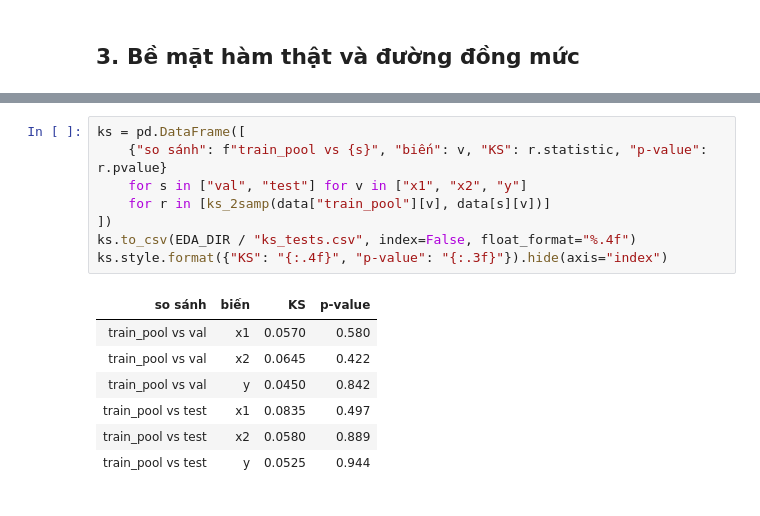
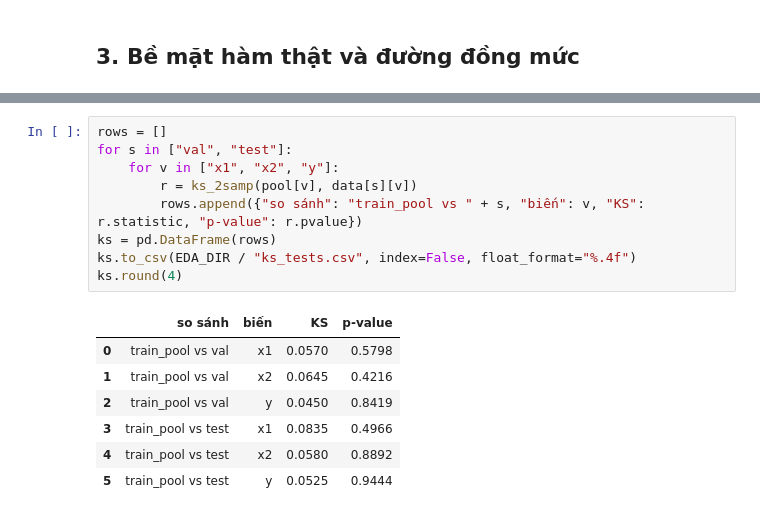
Before and after one commit to s1mpmirai/DeepLearning, a Jupyter notebook: BTL/eda/eda.ipynb, the cells around one changed output, grey strips where cells are left out. Drawn from its saved outputs; the diff is of its cells as text.

```diff
--- a/BTL/eda/eda.ipynb
+++ b/BTL/eda/eda.ipynb
@@ -160,17 +148,18 @@ p-value lớn nghĩa là không có bằng chứng ba tập khác phân bố.
-# %%
-ks = pd.DataFrame([
-    {"so sánh": f"train_pool vs {s}", "biến": v, "KS": r.statistic, "p-value": r.pvalue}
-    for s in ["val", "test"] for v in ["x1", "x2", "y"]
-    for r in [ks_2samp(data["train_pool"][v], data[s][v])]
-])
-ks.to_csv(EDA_DIR / "ks_tests.csv", index=False, float_format="%.4f")
-ks.style.format({"KS": "{:.4f}", "p-value": "{:.3f}"}).hide(axis="index")
-# %% [output]
-| so sánh | biến | KS | p-value |
-| train_pool vs val | x1 | 0.0570 | 0.580 |
-| train_pool vs val | x2 | 0.0645 | 0.422 |
-| train_pool vs val | y | 0.0450 | 0.842 |
-| train_pool vs test | x1 | 0.0835 | 0.497 |
-| train_pool vs test | x2 | 0.0580 | 0.889 |
-| train_pool vs test | y | 0.0525 | 0.944 |
+# %%
+rows = []
+for s in ["val", "test"]:
+    for v in ["x1", "x2", "y"]:
+        r = ks_2samp(pool[v], data[s][v])
+        rows.append({"so sánh": "train_pool vs " + s, "biến": v, "KS": r.statistic, "p-value": r.pvalue})
+ks = pd.DataFrame(rows)
+ks.to_csv(EDA_DIR / "ks_tests.csv", index=False, float_format="%.4f")
+ks.round(4)
+# %% [output]
+|  | so sánh | biến | KS | p-value |
+| 0 | train_pool vs val | x1 | 0.0570 | 0.5798 |
+| 1 | train_pool vs val | x2 | 0.0645 | 0.4216 |
+| 2 | train_pool vs val | y | 0.0450 | 0.8419 |
+| 3 | train_pool vs test | x1 | 0.0835 | 0.4966 |
+| 4 | train_pool vs test | x2 | 0.0580 | 0.8892 |
+| 5 | train_pool vs test | y | 0.0525 | 0.9444 |
 # %% [markdown]
```
Also changed, not shown: parts of 22 cells of this notebook, 8 other files.
